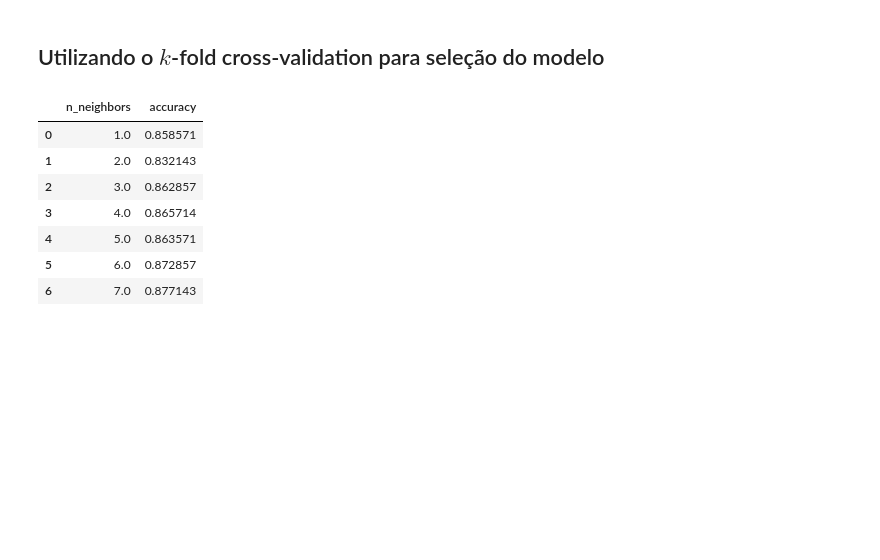
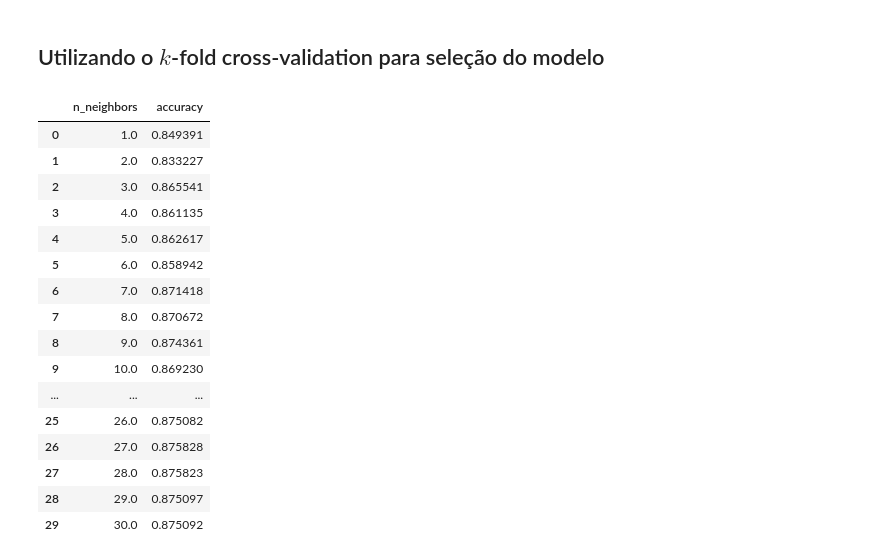
Before and after one commit to CristianoCoelhoSilva/Python, a Jupyter notebook: PNAD_COVID.ipynb, the cells around one changed output. Cells and saved outputs as stored; diff of their text form; code cells hidden in the pictures; blank space fills up the shorter version.

```diff
--- a/PNAD_COVID.ipynb
+++ b/PNAD_COVID.ipynb
@@ -103,7 +103,16 @@ encoder_imputer_scaled_transformer.fit(X_train)
 X_train_processed = encoder_imputer_scaled_transformer.transform(X_train)
 X_test_processed = encoder_imputer_scaled_transformer.transform(X_test)
 
+clf = KNeighborsClassifier(n_neighbors = 3)
 
+clf.fit(X_train_processed, y_train)
+# Avalia a performance do algoritmo utilizando a métrica de accuracy
+y_pred = clf.predict(X_test_processed)
+accuracy = accuracy_score(y_true = y_test, y_pred = y_pred)
+
+print(accuracy)
+
+'''
 for algoritimo in range(4):
   # Algoritimos
   if algoritimo == 0:
@@ -123,6 +132,5 @@ for algoritimo in range(4):
   # Avalia a performance do algoritmo utilizando a métrica de accuracy
   y_pred = clf.predict(X_test_processed)
   accuracy = accuracy_score(y_true = y_test, y_pred = y_pred)
-
-  print(accuracy)
+'''
 # %% [output]
@@ -220,43 +189,33 @@ plt.show()
-# %%
-from sklearn.model_selection import LeaveOneOut
-
-kf = LeaveOneOut().split(X_processed)
-
-scores = cross_val_score(estimator = knn,
-                         X = X_processed,
-                         y = y,
-                         cv = kf,
-                         scoring = 'accuracy')
-
-print("Acurácia em cada fold (usando leave-one-out): {}".format(scores))
-print("Acurácia média nos folds (usando leave-one-out): {}".format(np.mean(scores)))
 # %% [markdown]
 ## Utilizando o $k$-fold cross-validation para seleção do modelo
-# %%
-# Faz a divisão estratificada via holdout com 70% para conjunto de treinamento e 30% para conjunto de teste
-X_train, X_test, y_train, y_test = train_test_split(X, y, test_size = 0.3)
-
-X_train_processed = encoder_imputer_scaled_transformer.transform(X_train)
-X_test_processed = encoder_imputer_scaled_transformer.transform(X_test)
 # %%
 results = pd.DataFrame(columns=['n_neighbors', 'accuracy'])
 
-for n_neighbors in range(1, 8):
+for n_neighbors in range(1, 31):
   knn = KNeighborsClassifier(n_neighbors = n_neighbors)
-  scores = cross_val_score(knn, X_train_processed, y_train, cv=8, scoring='accuracy')
+  scores = cross_val_score(knn, X_train_processed, y_train, cv=9, scoring='accuracy')
   results = results.append({'n_neighbors' : n_neighbors,
                   'accuracy' : np.mean(scores)}, ignore_index = True)
 
 results
 # %% [output]
 |  | n_neighbors | accuracy |
-| 0 | 1.0 | 0.858571 |
-| 1 | 2.0 | 0.832143 |
-| 2 | 3.0 | 0.862857 |
-| 3 | 4.0 | 0.865714 |
-| 4 | 5.0 | 0.863571 |
-| 5 | 6.0 | 0.872857 |
-| 6 | 7.0 | 0.877143 |
+| 0 | 1.0 | 0.849391 |
+| 1 | 2.0 | 0.833227 |
+| 2 | 3.0 | 0.865541 |
+| 3 | 4.0 | 0.861135 |
+| 4 | 5.0 | 0.862617 |
+| 5 | 6.0 | 0.858942 |
+| 6 | 7.0 | 0.871418 |
+| 7 | 8.0 | 0.870672 |
+| 8 | 9.0 | 0.874361 |
+| 9 | 10.0 | 0.869230 |
+| ... | ... | ... |
+| 25 | 26.0 | 0.875082 |
+| 26 | 27.0 | 0.875828 |
+| 27 | 28.0 | 0.875823 |
+| 28 | 29.0 | 0.875097 |
+| 29 | 30.0 | 0.875092 |
 # %%
 import seaborn
 import matplotlib.pyplot as plt
```
Also changed, not shown: parts of 44 cells of this notebook.
